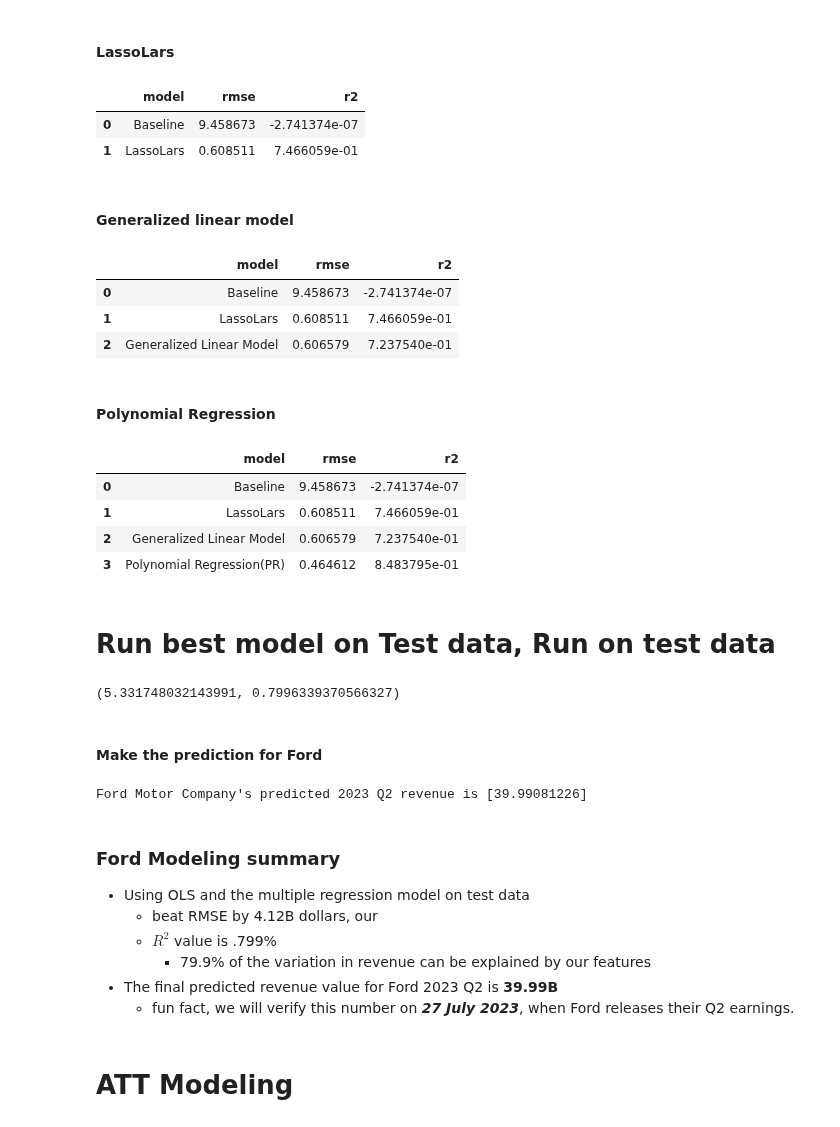
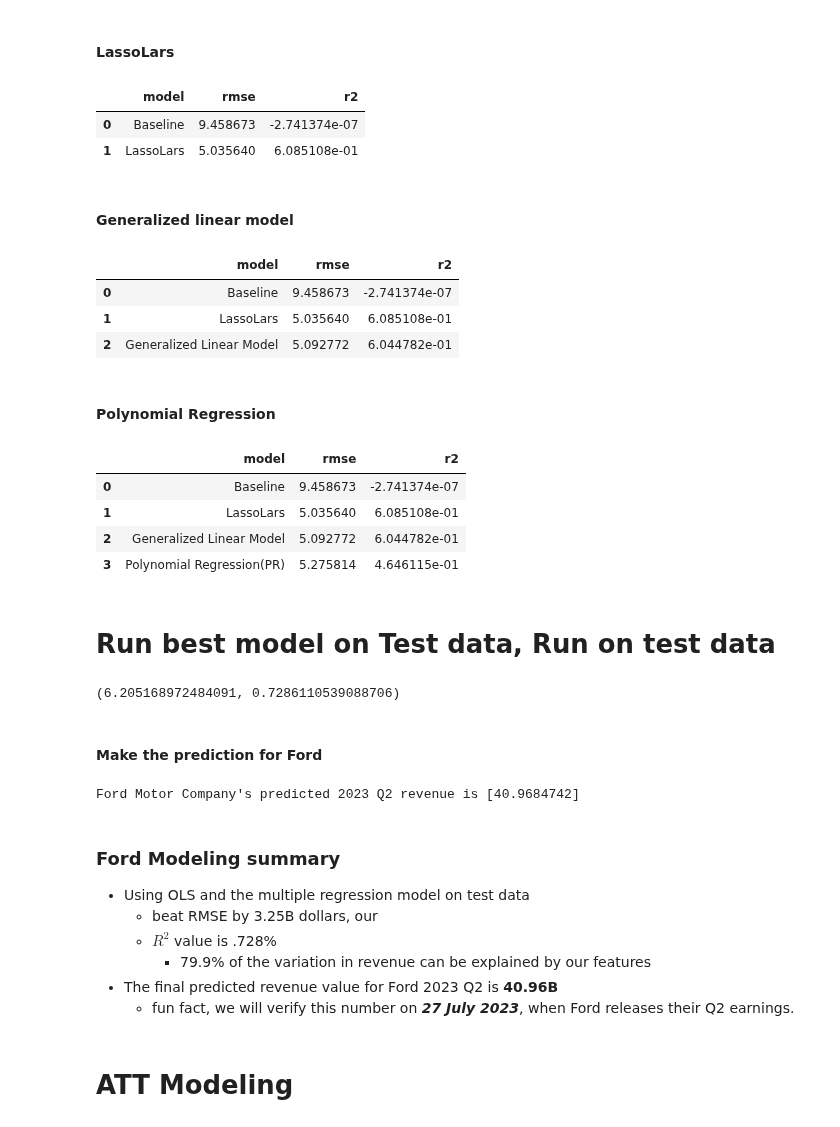
Before and after one commit to Project-Apollo-Forecast/Project-Apollo, a Jupyter notebook: Combined_MVP.ipynb, the cells around one changed output. Saved outputs shown, nothing was run; the diff lists cells and outputs as text; code cells hidden in the pictures.

```diff
--- a/Combined_MVP.ipynb
+++ b/Combined_MVP.ipynb
@@ -411,12 +409,12 @@ ford_metrics_df
 #### LassoLars
 # %%
 # Call function to perform lassolars
-ford_metrics_df = m.ford_LassoLars_model(X_train_scaled, y_train, ford_metrics_df)
+ford_metrics_df, best_model = m.ford_LassoLars_model(X_train_scaled, y_train, ford_metrics_df)
 ford_metrics_df
 # %% [output]
 |  | model | rmse | r2 |
 | 0 | Baseline | 9.458673 | -2.741374e-07 |
-| 1 | LassoLars | 0.608511 | 7.466059e-01 |
+| 1 | LassoLars | 5.035640 | 6.085108e-01 |
 # %% [markdown]
 #### Generalized linear model
 # %%
@@ -426,40 +424,40 @@ ford_metrics_df
 # %% [output]
 |  | model | rmse | r2 |
 | 0 | Baseline | 9.458673 | -2.741374e-07 |
-| 1 | LassoLars | 0.608511 | 7.466059e-01 |
-| 2 | Generalized Linear Model | 0.606579 | 7.237540e-01 |
+| 1 | LassoLars | 5.035640 | 6.085108e-01 |
+| 2 | Generalized Linear Model | 5.092772 | 6.044782e-01 |
 # %% [markdown]
 #### Polynomial Regression
 # %%
 # Call function to perform polynomial regression
-ford_metrics_df, best_model= m.ford_polynomial_regression(X_train_scaled, y_train, ford_metrics_df)
+ford_metrics_df = m.ford_polynomial_regression(X_train_scaled, y_train, ford_metrics_df)
 ford_metrics_df
 # %% [output]
 |  | model | rmse | r2 |
 | 0 | Baseline | 9.458673 | -2.741374e-07 |
-| 1 | LassoLars | 0.608511 | 7.466059e-01 |
-| 2 | Generalized Linear Model | 0.606579 | 7.237540e-01 |
-| 3 | Polynomial Regression(PR) | 0.464612 | 8.483795e-01 |
+| 1 | LassoLars | 5.035640 | 6.085108e-01 |
+| 2 | Generalized Linear Model | 5.092772 | 6.044782e-01 |
+| 3 | Polynomial Regression(PR) | 5.275814 | 4.646115e-01 |
 # %% [markdown]
 # Run best model on Test data, Run on test data
 # %%
 m.ford_best_model_on_test(X_test_scaled, best_model, y_test)
 # %% [output]
-(5.331748032143991, 0.7996339370566327)
+(6.205168972484091, 0.7286110539088706)
 # %% [markdown]
 #### Make the prediction for Ford
 # %%
 # Call function to predict Ford's revenue for Q2 2023
 m.ford_prediction_Q2_2023_revenue(best_model, ford_revenue_prediction_scaled)
 # %% [output]
-Ford Motor Company's predicted 2023 Q2 revenue is [39.99081226]
+Ford Motor Company's predicted 2023 Q2 revenue is [40.9684742]
 # %% [markdown]
 ### Ford Modeling summary
 - Using OLS and the multiple regression model on test data
-     - beat RMSE by 4.12B dollars, our
-     - $R^2$ value is .799%
+     - beat RMSE by 3.25B dollars, our
+     - $R^2$ value is .728%
          - 79.9% of the variation in revenue can be explained by our features
-- The final predicted revenue value for Ford 2023 Q2 is **39.99B**
+- The final predicted revenue value for Ford 2023 Q2 is **40.96B**
    - fun fact, we will verify this number on ***27 July 2023***, when Ford releases their Q2 earnings.
 # %% [markdown]
 # ATT Modeling
```
Also changed, not shown: parts of 16 cells of this notebook, 3 other files.
